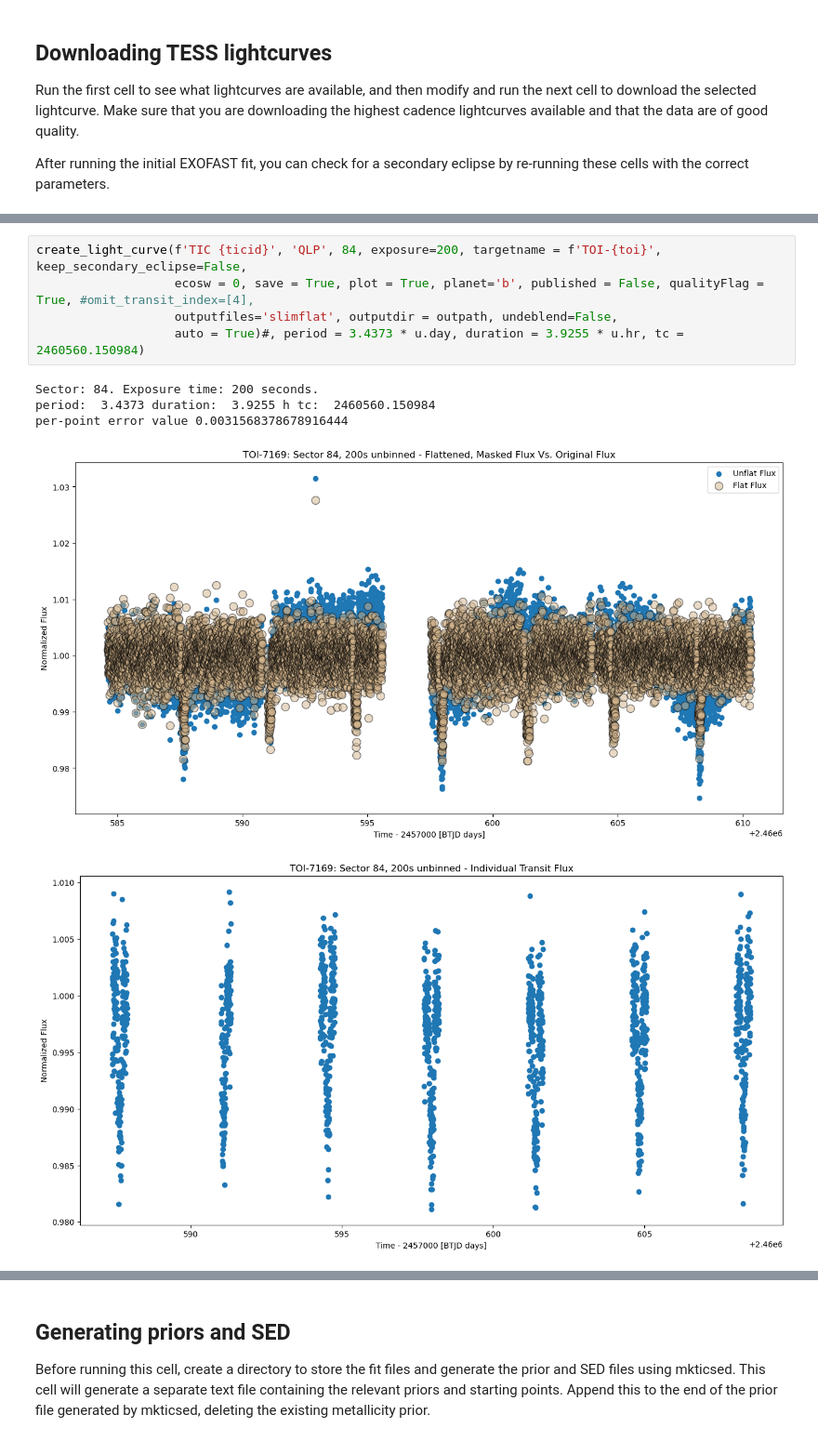
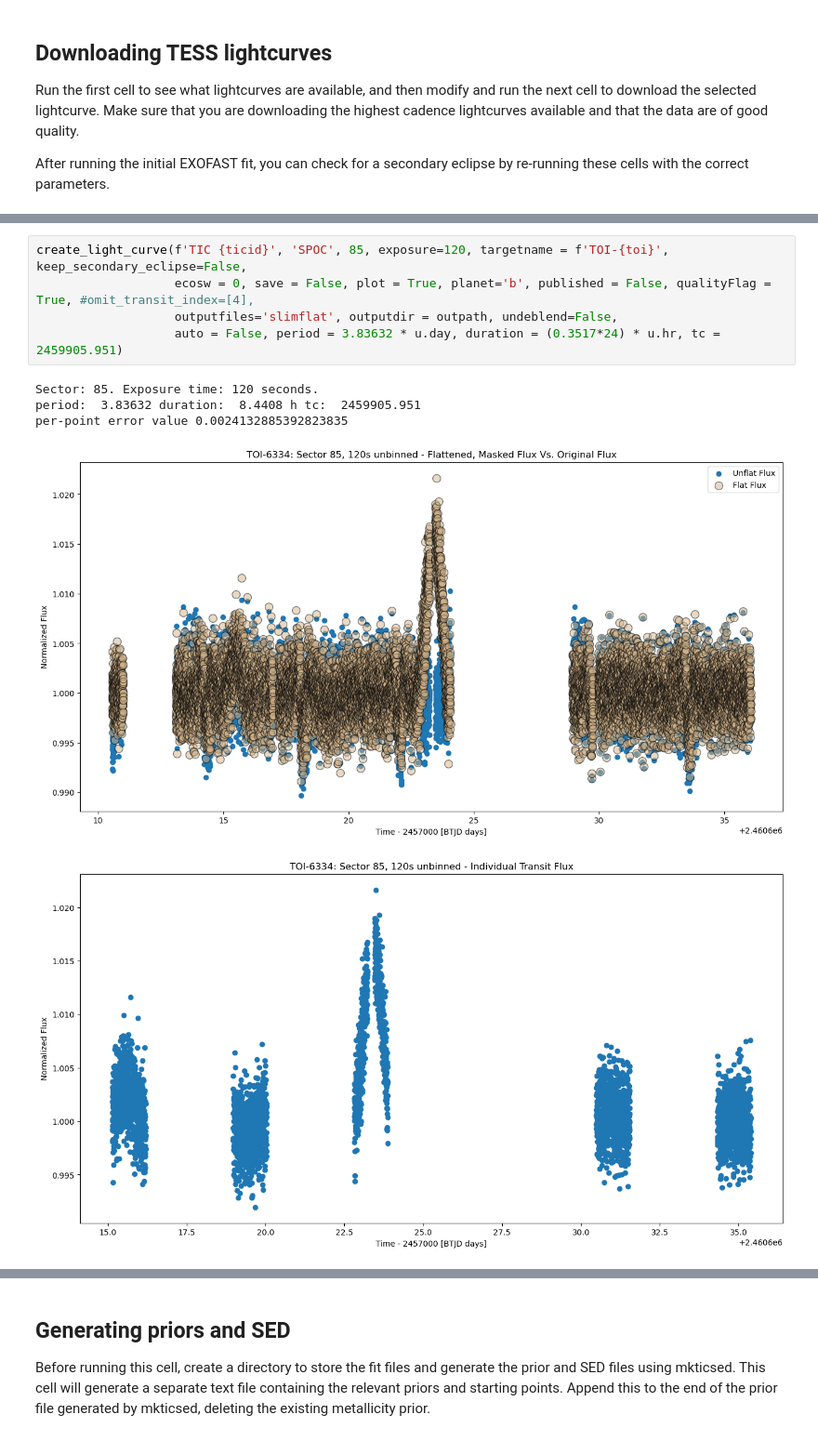
Before and after one commit to jackschulte/exofast_tools, a Jupyter notebook: scripts/setup_fit.ipynb, the cells around one changed output, grey strips where cells are left out. Shown at 93% size. Saved outputs shown, nothing was run; the diff lists cells and outputs as text.

```diff
--- a/scripts/setup_fit.ipynb
+++ b/scripts/setup_fit.ipynb
@@ -66,11 +65,11 @@ display(filtered_df.sort_values(by='mission')) # filtered data, sorted by TESS s
 # %%
-create_light_curve(f'TIC {ticid}', 'QLP', 84, exposure=200, targetname = f'TOI-{toi}', keep_secondary_eclipse=False,
-                   ecosw = 0, save = True, plot = True, planet='b', published = False, qualityFlag = True, #omit_transit_index=[4],
+create_light_curve(f'TIC {ticid}', 'SPOC', 85, exposure=120, targetname = f'TOI-{toi}', keep_secondary_eclipse=False,
+                   ecosw = 0, save = False, plot = True, planet='b', published = False, qualityFlag = True, #omit_transit_index=[4],
                    outputfiles='slimflat', outputdir = outpath, undeblend=False,
-                   auto = True)#, period = 3.4373 * u.day, duration = 3.9255 * u.hr, tc = 2460560.150984)
+                   auto = False, period = 3.83632 * u.day, duration = (0.3517*24) * u.hr, tc = 2459905.951)
 # %% [output]
-Sector: 84. Exposure time: 200 seconds.
-period:  3.4373 duration:  3.9255 h tc:  2460560.150984
-per-point error value 0.0031568378678916444
+Sector: 85. Exposure time: 120 seconds.
+period:  3.83632 duration:  8.4408 h tc:  2459905.951
+per-point error value 0.0024132885392823835
-[figure, old version]
+[figure, new version]
-[figure, old version]
+[figure, new version]
```
Also changed, not shown: parts of 5 cells of this notebook, 1 other file.
